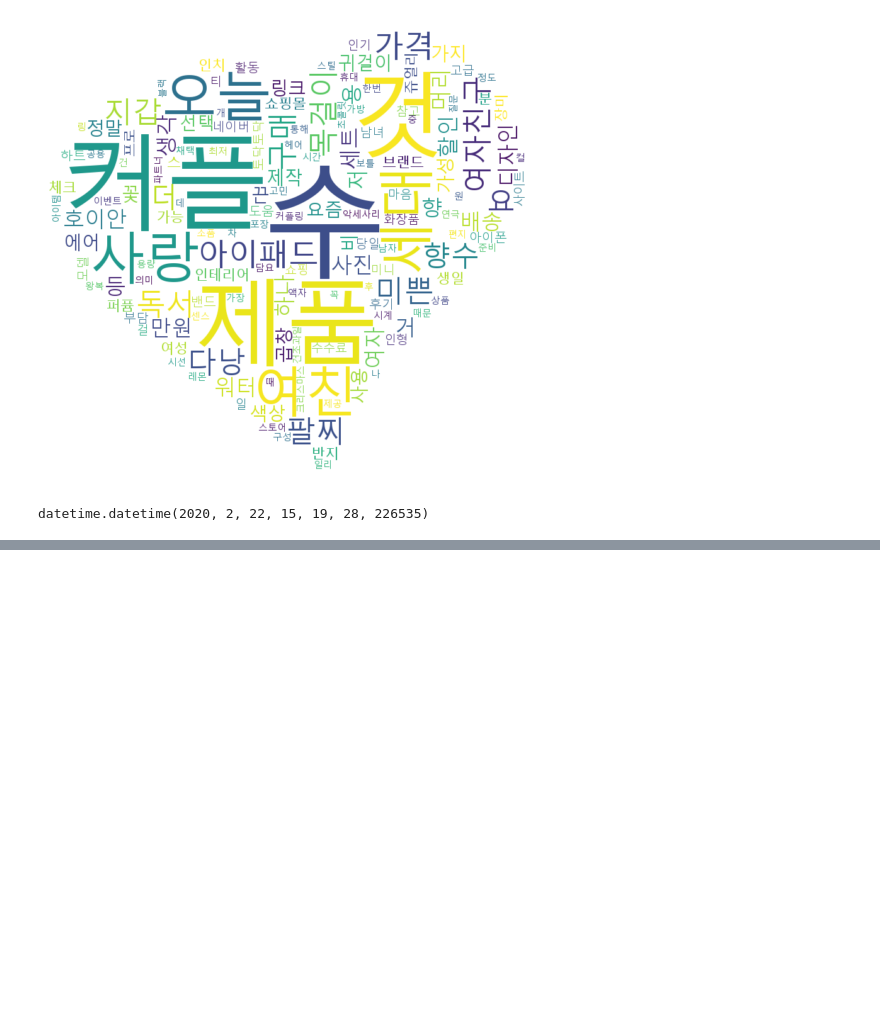
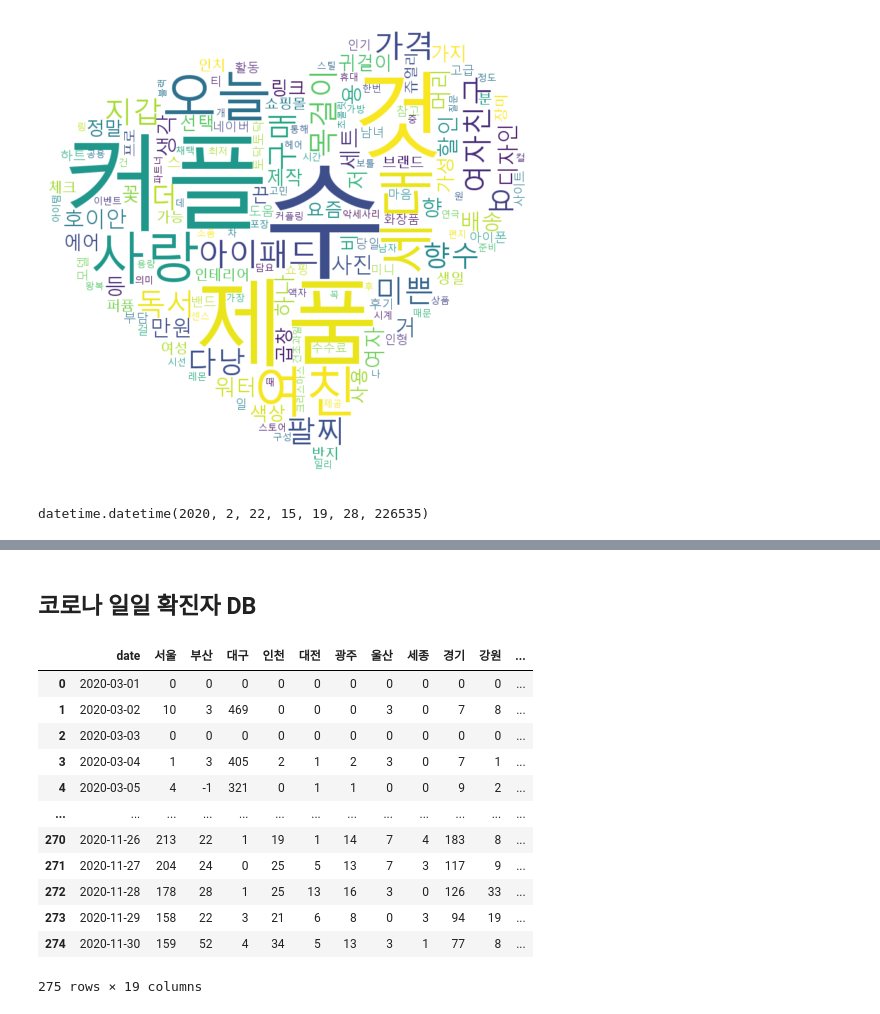
Before and after one commit to beegramin9/Flask, a Jupyter notebook: 3_module/test.ipynb, the cells around one changed output, grey strips where cells are left out. Cells and saved outputs as stored; diff of their text form; code cells hidden in the pictures; blank space fills up the shorter version.

```diff
--- a/3_module/test.ipynb
+++ b/3_module/test.ipynb
@@ -509,0 +525,2 @@ crime = pd.read_csv('./static/data/seoul/전국 버거 지수(인구포함).csv'
+# %% [markdown]
+## 코로나 일일 확진자 DB
@@ -509,0 +529,17 @@ crime = pd.read_csv('./static/data/seoul/전국 버거 지수(인구포함).csv'
+# %%
+covid = pd.read_csv('./static/data/covid/전국코로나일별.csv')
+covid
+# %% [output]
+|  | date | 서울 | 부산 | 대구 | 인천 | 대전 | 광주 | 울산 | 세종 | 경기 | 강원 | ... |
+| 0 | 2020-03-01 | 0 | 0 | 0 | 0 | 0 | 0 | 0 | 0 | 0 | 0 | ... |
+| 1 | 2020-03-02 | 10 | 3 | 469 | 0 | 0 | 0 | 3 | 0 | 7 | 8 | ... |
+| 2 | 2020-03-03 | 0 | 0 | 0 | 0 | 0 | 0 | 0 | 0 | 0 | 0 | ... |
+| 3 | 2020-03-04 | 1 | 3 | 405 | 2 | 1 | 2 | 3 | 0 | 7 | 1 | ... |
+| 4 | 2020-03-05 | 4 | -1 | 321 | 0 | 1 | 1 | 0 | 0 | 9 | 2 | ... |
+| ... | ... | ... | ... | ... | ... | ... | ... | ... | ... | ... | ... | ... |
+| 270 | 2020-11-26 | 213 | 22 | 1 | 19 | 1 | 14 | 7 | 4 | 183 | 8 | ... |
+| 271 | 2020-11-27 | 204 | 24 | 0 | 25 | 5 | 13 | 7 | 3 | 117 | 9 | ... |
+| 272 | 2020-11-28 | 178 | 28 | 1 | 25 | 13 | 16 | 3 | 0 | 126 | 33 | ... |
+| 273 | 2020-11-29 | 158 | 22 | 3 | 21 | 6 | 8 | 0 | 3 | 94 | 19 | ... |
+| 274 | 2020-11-30 | 159 | 52 | 4 | 34 | 5 | 13 | 3 | 1 | 77 | 8 | ... |
+275 rows × 19 columns
```
Also changed, not shown: parts of 15 cells of this notebook, 8 other files.
